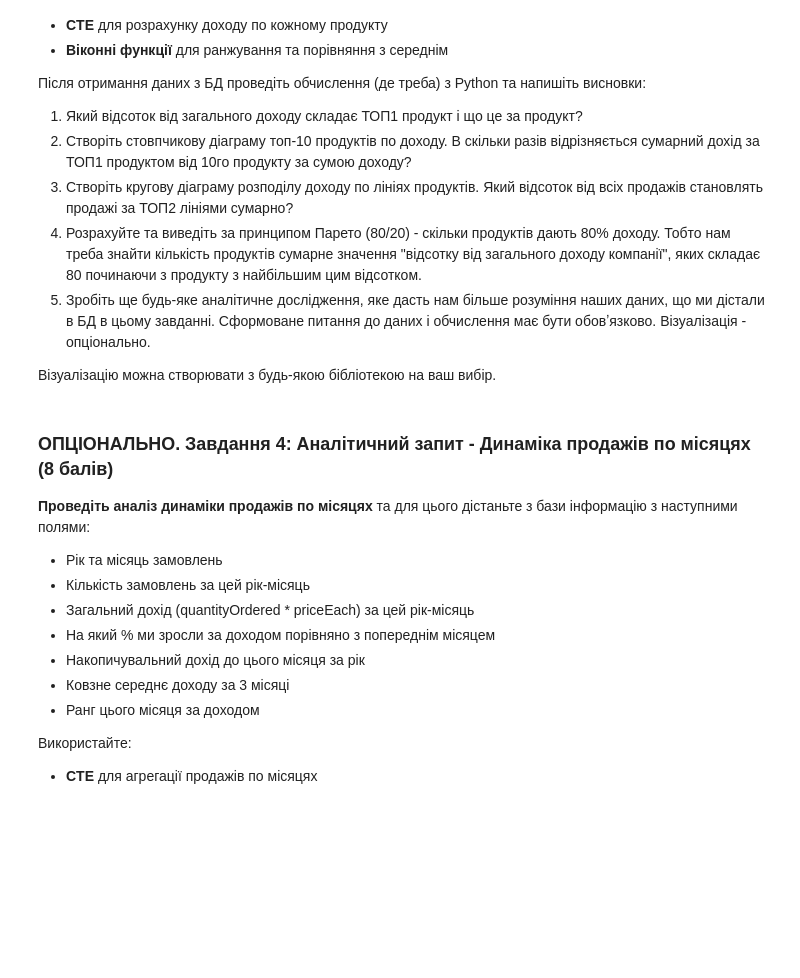
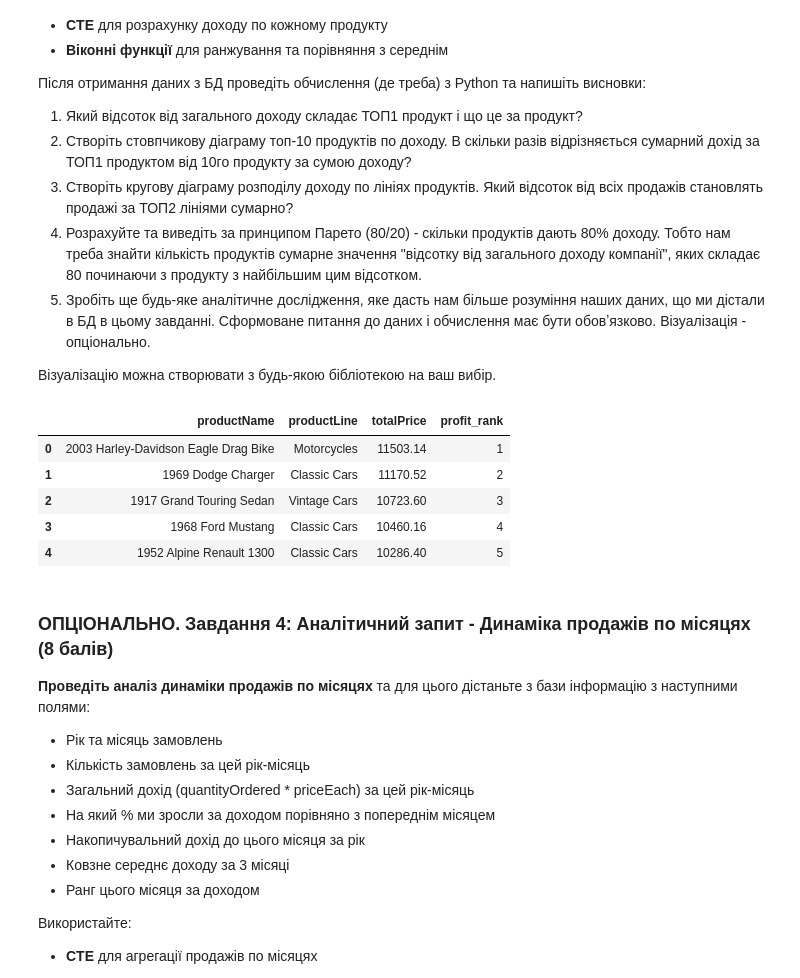
Before and after one commit to olesia-za/python_for_ds_tasks, a Jupyter notebook: hometasks/OZ_Done_11_HW1_Integration_Python_and_SQL_data_request.ipynb, the cells around one changed output. Saved outputs shown, nothing was run; the diff lists cells and outputs as text; code cells hidden in the pictures; blank space fills up the shorter version.

```diff
--- a/hometasks/OZ_Done_11_HW1_Integration_Python_and_SQL_data_request.ipynb
+++ b/hometasks/OZ_Done_11_HW1_Integration_Python_and_SQL_data_request.ipynb
@@ -94,6 +252,43 @@
 5. Зробіть ще будь-яке аналітичне дослідження, яке дасть нам більше розуміння наших даних, що ми дістали в БД в цьому завданні. Сформоване питання до даних і обчислення має бути обовʼязково. Візуалізація - опціонально.
 
 Візуалізацію можна створювати з будь-якою бібліотекою на ваш вибір.
+# %%
+profit_by_products= text("""
+    WITH products_by_profit as(
+    SELECT p.productName, p.productLine, od.quantityOrdered * od.priceEach as totalPrice
+    FROM orderdetails od
+    LEFT JOIN products p ON od.productCode = p.productCode
+    ORDER BY totalPrice DESC
+    )
+
+    SELECT productName, productLine, totalPrice,
+           RANK() OVER (ORDER BY totalPrice DESC) as profit_rank
+    FROM products_by_profit
+""")
+
+# Параметри як словник
+# start_date = datetime.date(2004, 1, 1)
+# end_date = datetime.date(2004, 12, 31)
+
+profit_by_products = pd.read_sql(
+    profit_by_products,
+    engine,
+    # params={
+    #     'start_date': start_date,
+    #     'end_date': end_date
+    # }
+    # # parse_dates=['hire_date']
+)
+
+# df_order_details_for_2004['totalPrice'] = round(df_order_details_for_2004['quantityOrdered'] * df_order_details_for_2004['priceEach'],2)
+display(profit_by_products.head())
+# %% [output]
+|  | productName | productLine | totalPrice | profit_rank |
+| 0 | 2003 Harley-Davidson Eagle Drag Bike | Motorcycles | 11503.14 | 1 |
+| 1 | 1969 Dodge Charger | Classic Cars | 11170.52 | 2 |
+| 2 | 1917 Grand Touring Sedan | Vintage Cars | 10723.60 | 3 |
+| 3 | 1968 Ford Mustang | Classic Cars | 10460.16 | 4 |
+| 4 | 1952 Alpine Renault 1300 | Classic Cars | 10286.40 | 5 |
 # %% [markdown]
 ### ОПЦІОНАЛЬНО. Завдання 4: Аналітичний запит - Динаміка продажів по місяцях (8 балів)
 
```
Also changed, not shown: parts of 6 cells of this notebook.
